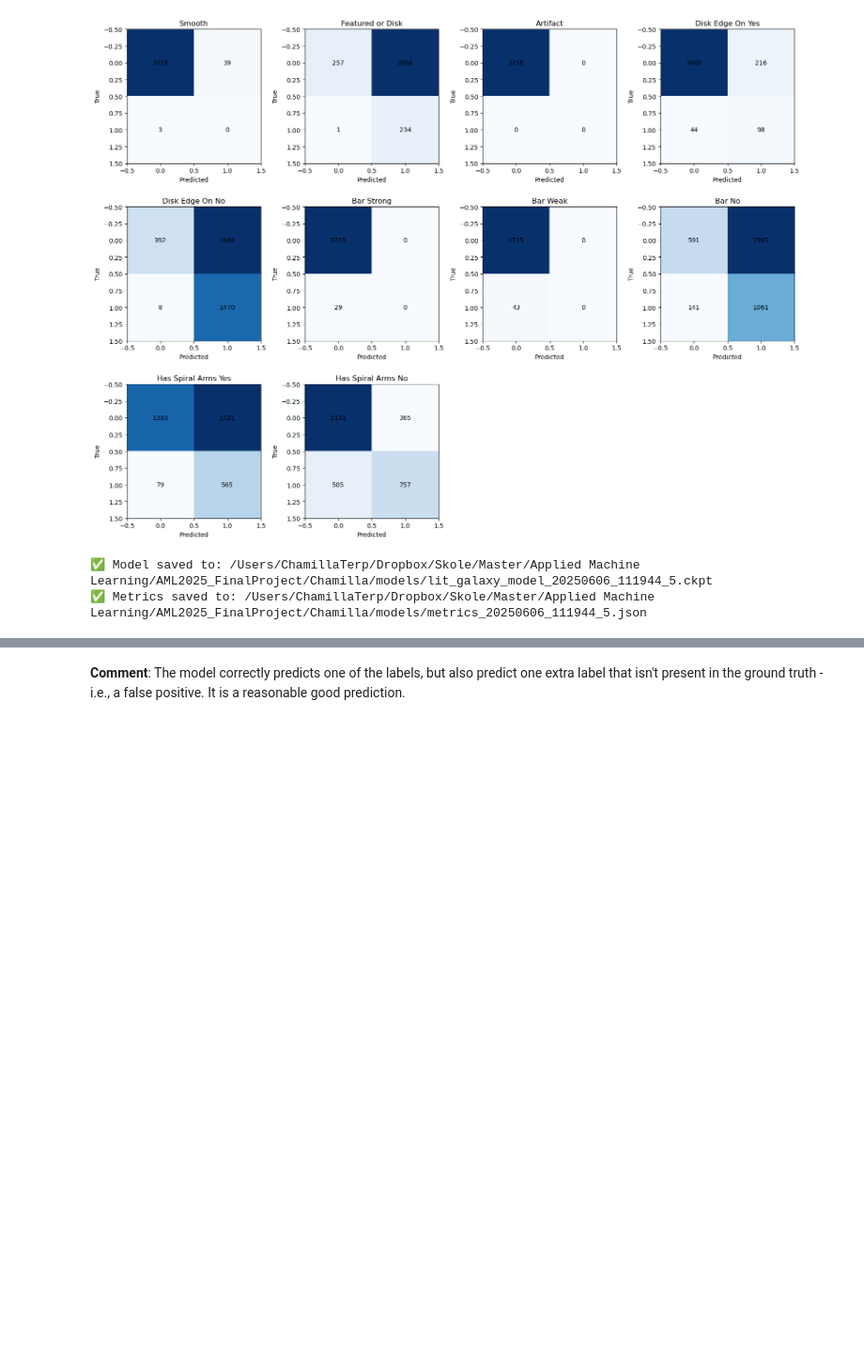
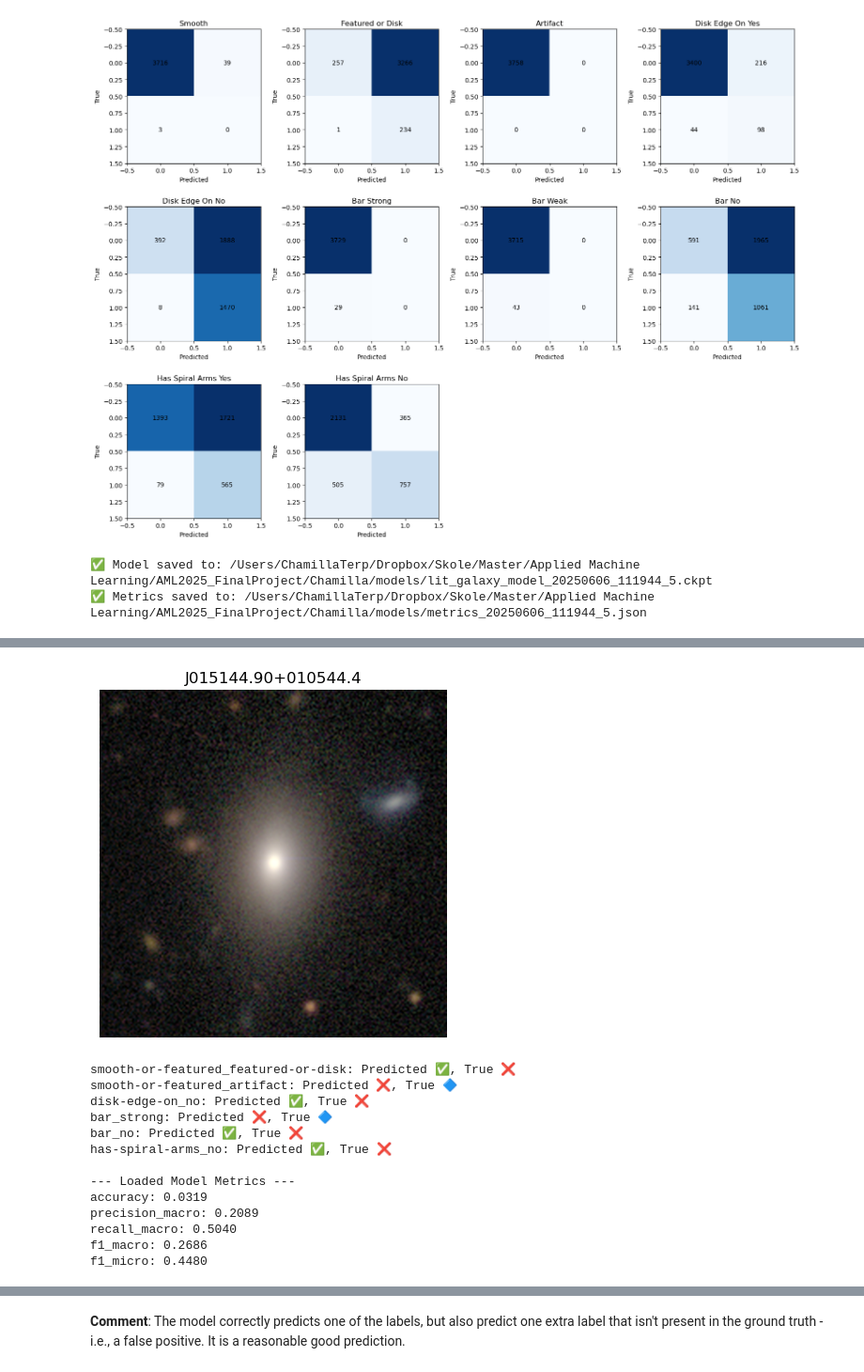
Before and after one commit to ChamillaTerp/AML2025_FinalProject, a Jupyter notebook: Chamilla/GalaxyCharacterization1.ipynb, the cells around one changed output, grey strips where cells are left out. Shown at 94% size. Cells and saved outputs as stored; diff of their text form; code cells hidden in the pictures; blank space fills up the shorter version.

```diff
--- a/Chamilla/GalaxyCharacterization1.ipynb
+++ b/Chamilla/GalaxyCharacterization1.ipynb
@@ -517,0 +548,12 @@ print(f"✅ Metrics saved to: {metrics_path}")
+# %%
+# Loading model
+model_path = '/Users/ChamillaTerp/Dropbox/Skole/Master/Applied Machine Learning/AML2025_FinalProject/Chamilla/models'
+model_name = 'lit_galaxy_model_20250606_111944_5.ckpt'
+
+lit_model_loaded = LitGalaxyModel.load_from_checkpoint(os.path.join(model_path, model_name), model = SimpleCNN(num_outputs = len(label_cols)), criterion = nn.BCEWithLogitsLoss())
+# %%
+# Getting the metrics
+metrics_name = 'metrics_20250606_111944_5.json'
+
+with open(os.path.join(model_path, metrics_name), "r") as f:
+    loaded_metrics = json.load(f)
@@ -518,2 +567,69 @@ print(f"✅ Metrics saved to: {metrics_path}")
+# %%
+# Galaxy to visualize
+name = 'J015144.90+010544.4'
+match = df_val[df_val['iauname'] == name]
+
+if match.empty:
+    print(f"Galaxy with iauname '{name}' not found in df_val.")
+else:
+    # Load original image from disk
+    image_path = match['full_image_path'].values[0]
+    original_image = Image.open(image_path).convert('RGB')
+
+    # Define the same transform used in your dataset (must match training)
+    transform = transforms.Compose([
+    transforms.Resize((224, 224)),  # Fix image size
+    transforms.ToTensor(),
+    transforms.Normalize((0.5, 0.5, 0.5), (0.5, 0.5, 0.5))  # For RGB images
+                    ])
+
+    # Transform for model input
+    image_tensor = transform(original_image)
+
+    # Ground truth labels from df_val (assumes binary columns for each label)
+    true_labels = torch.tensor(match[label_cols].values[0].astype(np.float32))
+
+    # Move to device
+    device = torch.device("cuda" if torch.cuda.is_available() else "cpu")
+    lit_model_loaded = lit_model_loaded.to(device)
+    image_batch = image_tensor.unsqueeze(0).to(device)
+
+    # Model prediction
+    lit_model_loaded.eval()
+    with torch.no_grad():
+        output = lit_model_loaded(image_batch)
+        probs = torch.sigmoid(output).squeeze(0).cpu().numpy()
+        pred_labels = (probs >= 0.5).astype(int)
+
+    # Plot original image
+    plt.imshow(original_image)
+    plt.axis('off')
+    plt.title(name)
+    plt.show()
+
+    # Print predictions vs. truth
+    for label, pred, true in zip(label_cols, pred_labels, true_labels.numpy().astype(int)):
+        if pred == 1 or true == 1:
+            print(f"{label}: Predicted {'✅' if pred == 1 else '❌'}, True {'🔷' if true == 1 else '❌'}")
+
+    # Print model metrics
+    print("\n--- Loaded Model Metrics ---")
+    for key, value in loaded_metrics.items():
+        print(f"{key}: {value:.4f}" if isinstance(value, float) else f"{key}: {value}")
+# %% [output]
+[figure, added]
+smooth-or-featured_featured-or-disk: Predicted ✅, True ❌
+smooth-or-featured_artifact: Predicted ❌, True 🔷
+disk-edge-on_no: Predicted ✅, True ❌
+bar_strong: Predicted ❌, True 🔷
+bar_no: Predicted ✅, True ❌
+has-spiral-arms_no: Predicted ✅, True ❌
+
+--- Loaded Model Metrics ---
+accuracy: 0.0319
+precision_macro: 0.2089
+recall_macro: 0.5040
+f1_macro: 0.2686
+f1_micro: 0.4480
 # %%
 # Picking an example from the validation set to visualize predictions
```
Also changed, not shown: parts of 12 cells of this notebook.
